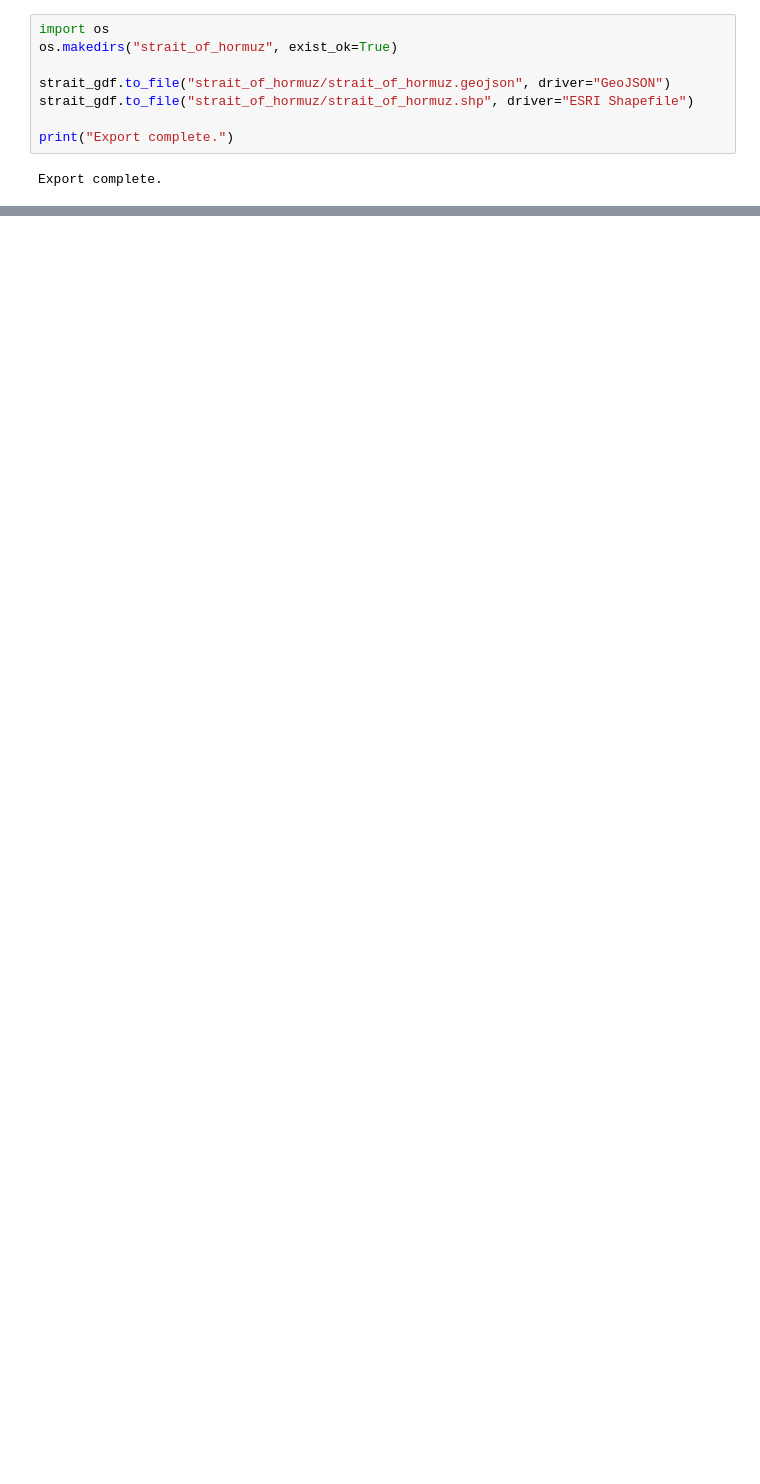
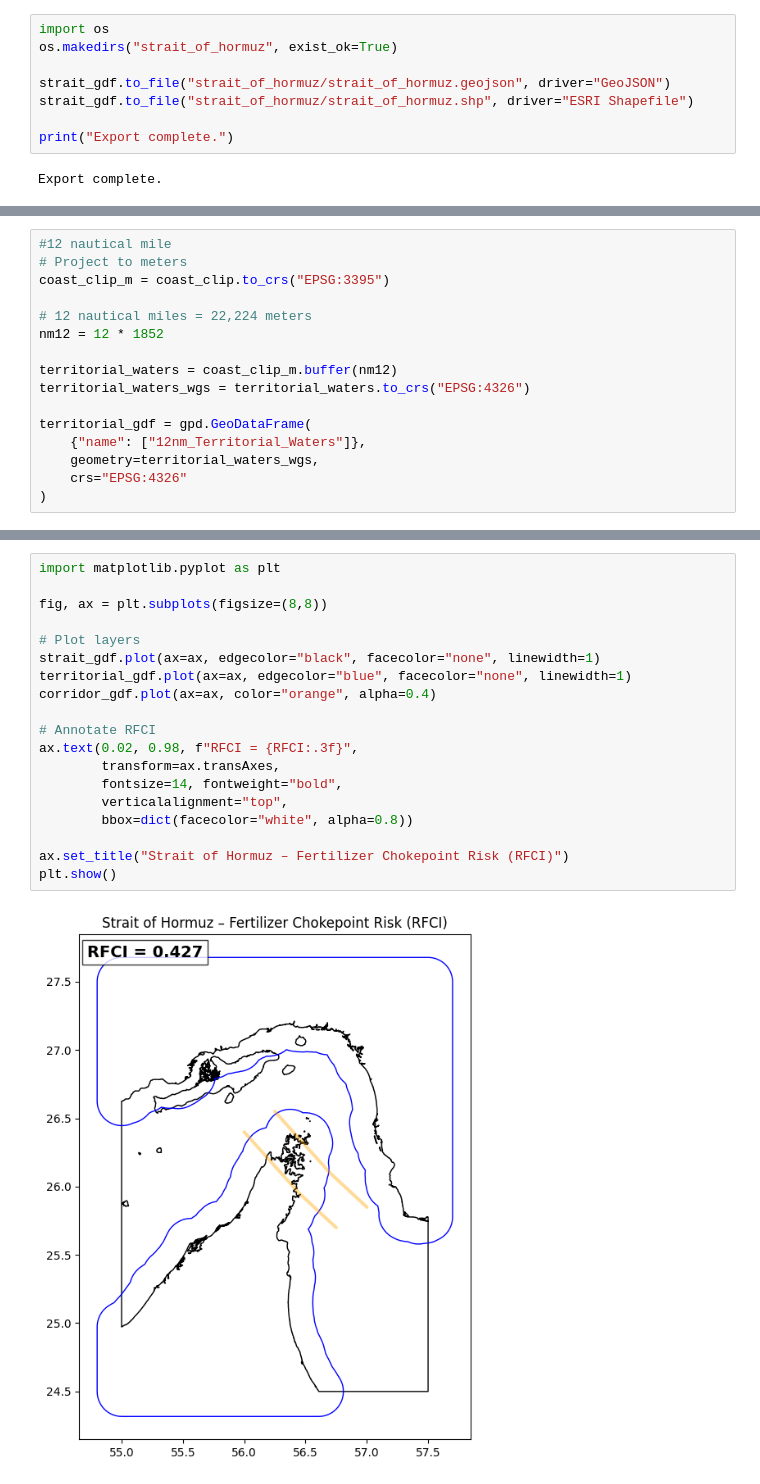
Before and after one commit to diademsamuel/7316, a Jupyter notebook: STRAIT_OF_HORMUZ.ipynb, the cells around one changed output, grey strips where cells are left out. Drawn from its saved outputs; the diff is of its cells as text; blank space fills up the shorter version.

```diff
--- a/STRAIT_OF_HORMUZ.ipynb
+++ b/STRAIT_OF_HORMUZ.ipynb
@@ -113,0 +440,16 @@ Export complete.
+# %%
+#12 nautical mile
+# Project to meters
+coast_clip_m = coast_clip.to_crs("EPSG:3395")
+
+# 12 nautical miles = 22,224 meters
+nm12 = 12 * 1852
+
+territorial_waters = coast_clip_m.buffer(nm12)
+territorial_waters_wgs = territorial_waters.to_crs("EPSG:4326")
+
+territorial_gdf = gpd.GeoDataFrame(
+    {"name": ["12nm_Territorial_Waters"]},
+    geometry=territorial_waters_wgs,
+    crs="EPSG:4326"
+)
@@ -113,0 +578,21 @@ Export complete.
+# %%
+import matplotlib.pyplot as plt
+
+fig, ax = plt.subplots(figsize=(8,8))
+
+# Plot layers
+strait_gdf.plot(ax=ax, edgecolor="black", facecolor="none", linewidth=1)
+territorial_gdf.plot(ax=ax, edgecolor="blue", facecolor="none", linewidth=1)
+corridor_gdf.plot(ax=ax, color="orange", alpha=0.4)
+
+# Annotate RFCI
+ax.text(0.02, 0.98, f"RFCI = {RFCI:.3f}",
+        transform=ax.transAxes,
+        fontsize=14, fontweight="bold",
+        verticalalignment="top",
+        bbox=dict(facecolor="white", alpha=0.8))
+
+ax.set_title("Strait of Hormuz – Fertilizer Chokepoint Risk (RFCI)")
+plt.show()
+# %% [output]
+[figure, added]
```
Also changed, not shown: parts of 24 cells of this notebook.
